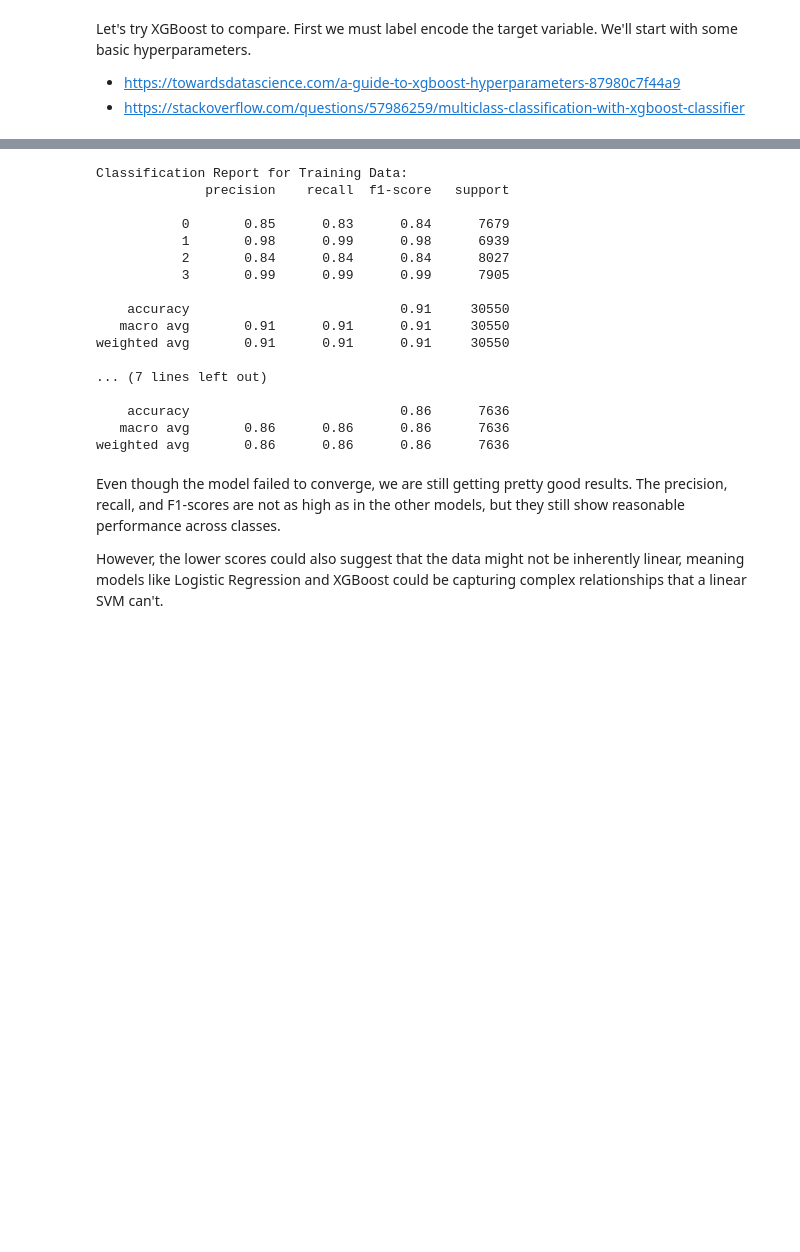
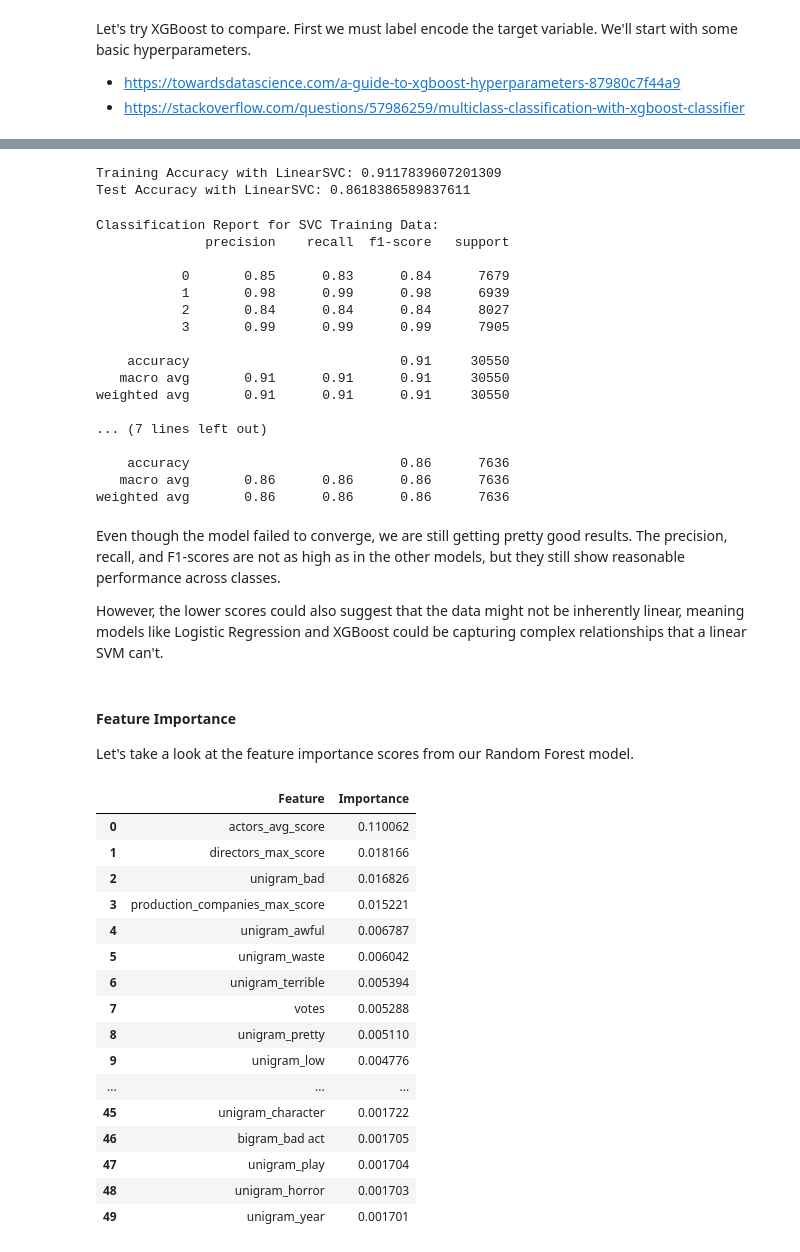
Before and after one commit to sydneyjlindsay/capstone, a Jupyter notebook: 5-Further_Baseline_Modeling.ipynb, the cells around one changed output, grey strips where cells are left out. Cells and saved outputs as stored; diff of their text form; code cells hidden in the pictures; blank space fills up the shorter version.

```diff
--- a/5-Further_Baseline_Modeling.ipynb
+++ b/5-Further_Baseline_Modeling.ipynb
@@ -1832,12 +1902,32 @@ Test Accuracy with LinearSVC: 0.8618386589837611
+# %%
+from sklearn.svm import LinearSVC
+
+# Instantiate and fit
+svc_model = LinearSVC(max_iter=10000, dual=True, random_state=42, C=0.5)
+svc_model.fit(X_train_final_df, y_train_encoded)
+
+# Make predictions
+y_pred_train_svc = svc_model.predict(X_train_final_df)
+y_pred_test_svc = svc_model.predict(X_test_final_df)
+
+# Evaluate
+train_accuracy_svc = accuracy_score(y_train_encoded, y_pred_train_svc)
+test_accuracy_svc = accuracy_score(y_test_encoded, y_pred_test_svc)
+
+print(f"Training Accuracy with LinearSVC: {train_accuracy_svc}")
+print(f"Test Accuracy with LinearSVC: {test_accuracy_svc}")
+# %% [output]
+Training Accuracy with LinearSVC: 0.9117839607201309
+Test Accuracy with LinearSVC: 0.8618386589837611
 # %%
 # Print Classification Report
-print("Classification Report for Training Data:")
+print("Classification Report for SVC Training Data:")
 print(classification_report(y_train_encoded, y_pred_train_svc))
 
-print("Classification Report for Test Data:")
+print("Classification Report for SVC Test Data:")
 print(classification_report(y_test_encoded, y_pred_test_svc))
 # %% [output]
-Classification Report for Training Data:
+Classification Report for SVC Training Data:
               precision    recall  f1-score   support
 
            0       0.85      0.83      0.84      7679
@@ -1858,3 +1948,6 @@ weighted avg       0.86      0.86      0.86      7636
 Even though the model failed to converge, we are still getting pretty good results. The precision, recall, and F1-scores are not as high as in the other models, but they still show reasonable performance across classes.
 
 However, the lower scores could also suggest that the data might not be inherently linear, meaning models like Logistic Regression and XGBoost could be capturing complex relationships that a linear SVM can't.
+# %% [markdown]
+#### Feature Importance
+Let's take a look at the feature importance scores from our Random Forest model.
@@ -1860,0 +1969,20 @@ However, the lower scores could also suggest that the data might not be inherent
+# %%
+top_50_features
+# %% [output]
+|  | Feature | Importance |
+| 0 | actors_avg_score | 0.110062 |
+| 1 | directors_max_score | 0.018166 |
+| 2 | unigram_bad | 0.016826 |
+| 3 | production_companies_max_score | 0.015221 |
+| 4 | unigram_awful | 0.006787 |
+| 5 | unigram_waste | 0.006042 |
+| 6 | unigram_terrible | 0.005394 |
+| 7 | votes | 0.005288 |
+| 8 | unigram_pretty | 0.005110 |
+| 9 | unigram_low | 0.004776 |
+| ... | ... | ... |
+| 45 | unigram_character | 0.001722 |
+| 46 | bigram_bad act | 0.001705 |
+| 47 | unigram_play | 0.001704 |
+| 48 | unigram_horror | 0.001703 |
+| 49 | unigram_year | 0.001701 |
```
Also changed, not shown: parts of 54 cells of this notebook.
